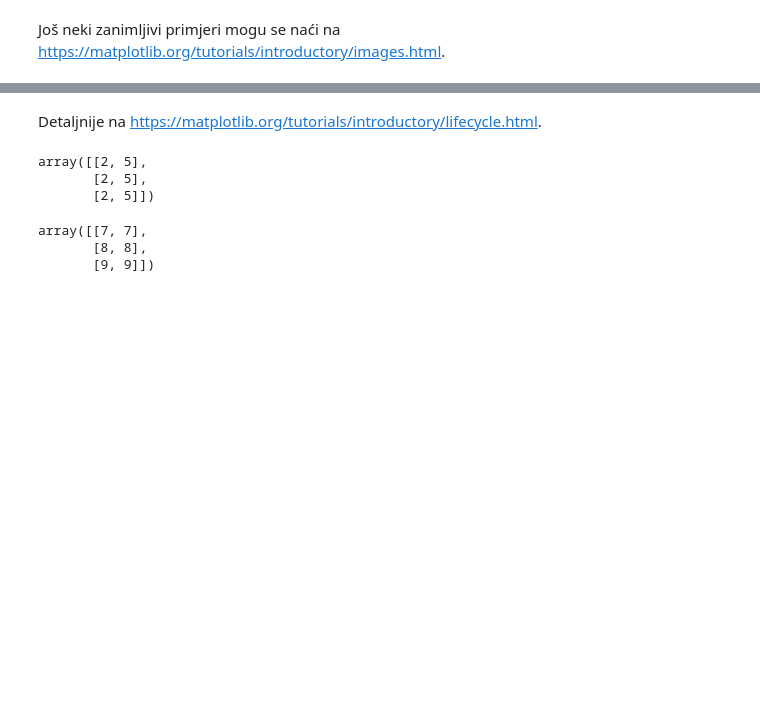
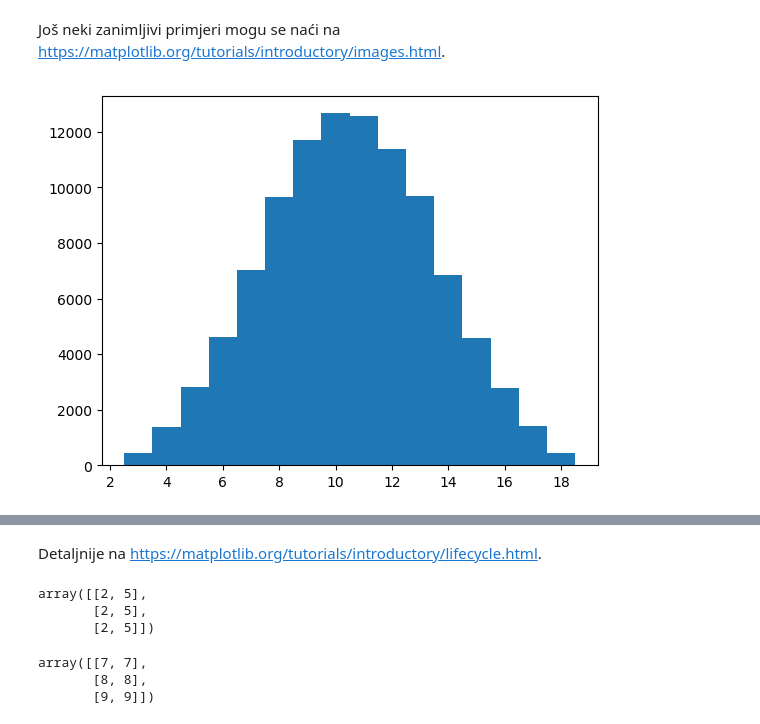
Before and after one commit to vedgar/ms, a Jupyter notebook: Predavanje 4.ipynb, the cells around one changed output, grey strips where cells are left out. Saved outputs shown, nothing was run; the diff lists cells and outputs as text; code cells hidden in the pictures; blank space fills up the shorter version.

```diff
--- a/Predavanje 4.ipynb
+++ b/Predavanje 4.ipynb
@@ -87,10 +139,12 @@ np.array([[2, 3, 5], [7, 9, 0]]).ravel()
 # %% [markdown]
 Još neki zanimljivi primjeri mogu se naći na https://matplotlib.org/tutorials/introductory/images.html.
 # %%
-tri_kocke = np.random.uniform(1, 6, (100_000, 3)).sum(axis=1)
+tri_kocke = np.random.randint(1, 7, (100_000, 3)).sum(axis=1)
 slika, koord = plt.subplots()
-koord.hist(tri_kocke, bins=range(19))
+koord.hist(tri_kocke, bins=[2.5 + i for i in range(17)])
 slika
+# %% [output]
+[figure, added]
 # %%
 with plt.xkcd():
     figxkcd, axkcd = plt.subplots()
```
Also changed, not shown: parts of 51 cells of this notebook, 1 other file.
